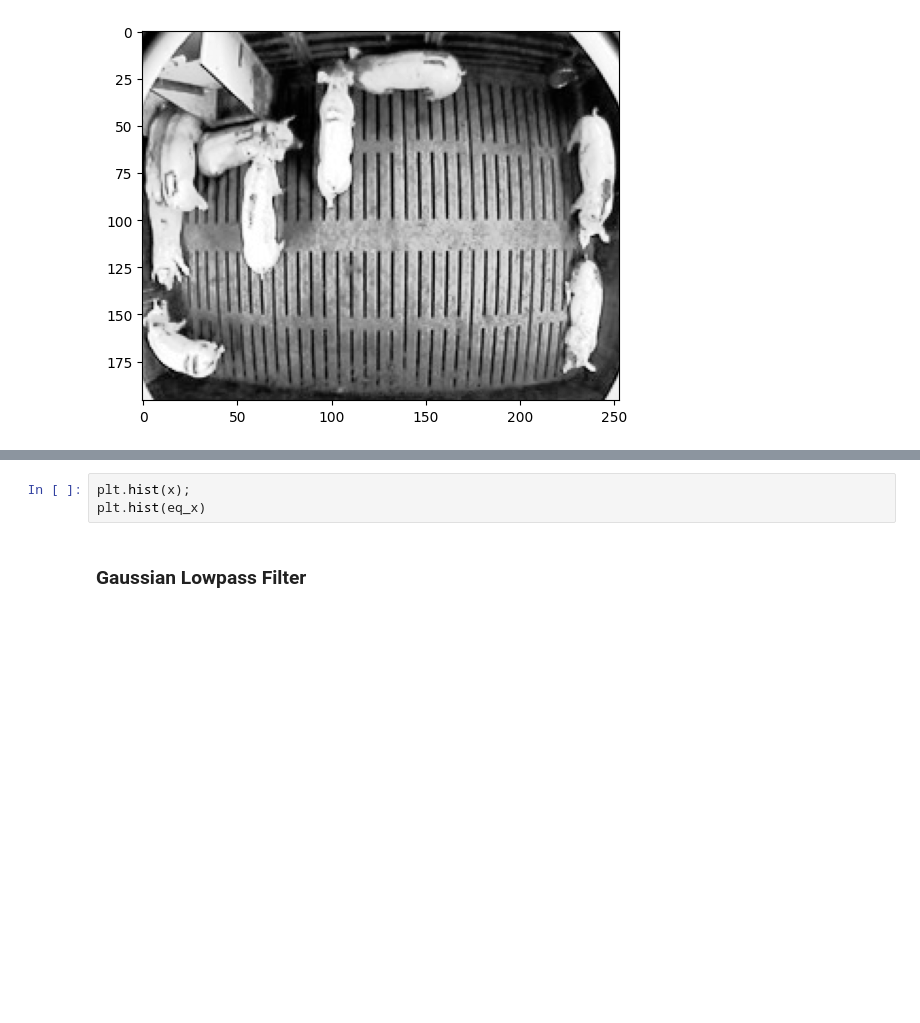
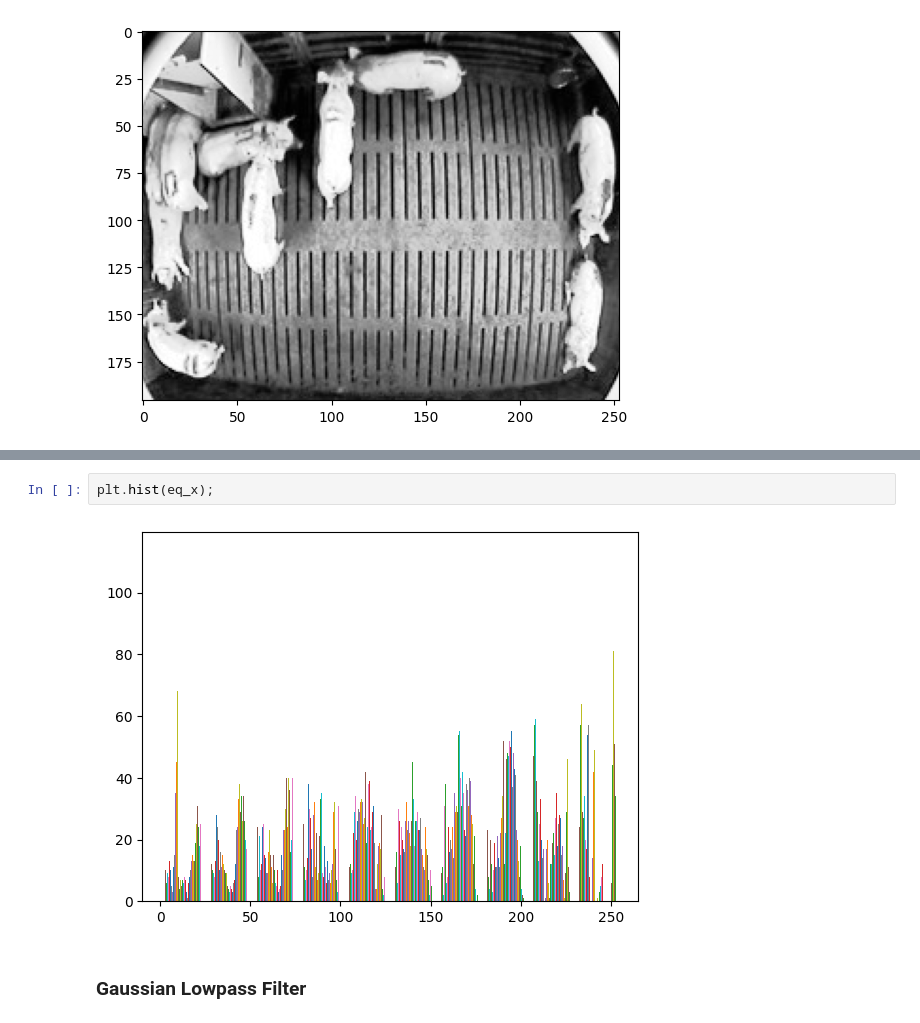
Before and after one commit to pkuxklx/cv_mass, a Jupyter notebook: 1.ipynb, the cells around one changed output, grey strips where cells are left out. Saved outputs shown, nothing was run; the diff lists cells and outputs as text; blank space fills up the shorter version.

```diff
--- a/1.ipynb
+++ b/1.ipynb
@@ -37,6 +42,7 @@ plt.imshow(eq_x, cmap = 'gray')
 # %%
-plt.hist(x);
-plt.hist(eq_x)
+plt.hist(eq_x);
+# %% [output]
+[figure, added]
 # %% [markdown]
 ### Gaussian Lowpass Filter
 # %% [markdown]
```
Also changed, not shown: parts of 1 cell of this notebook, 1 other file.
